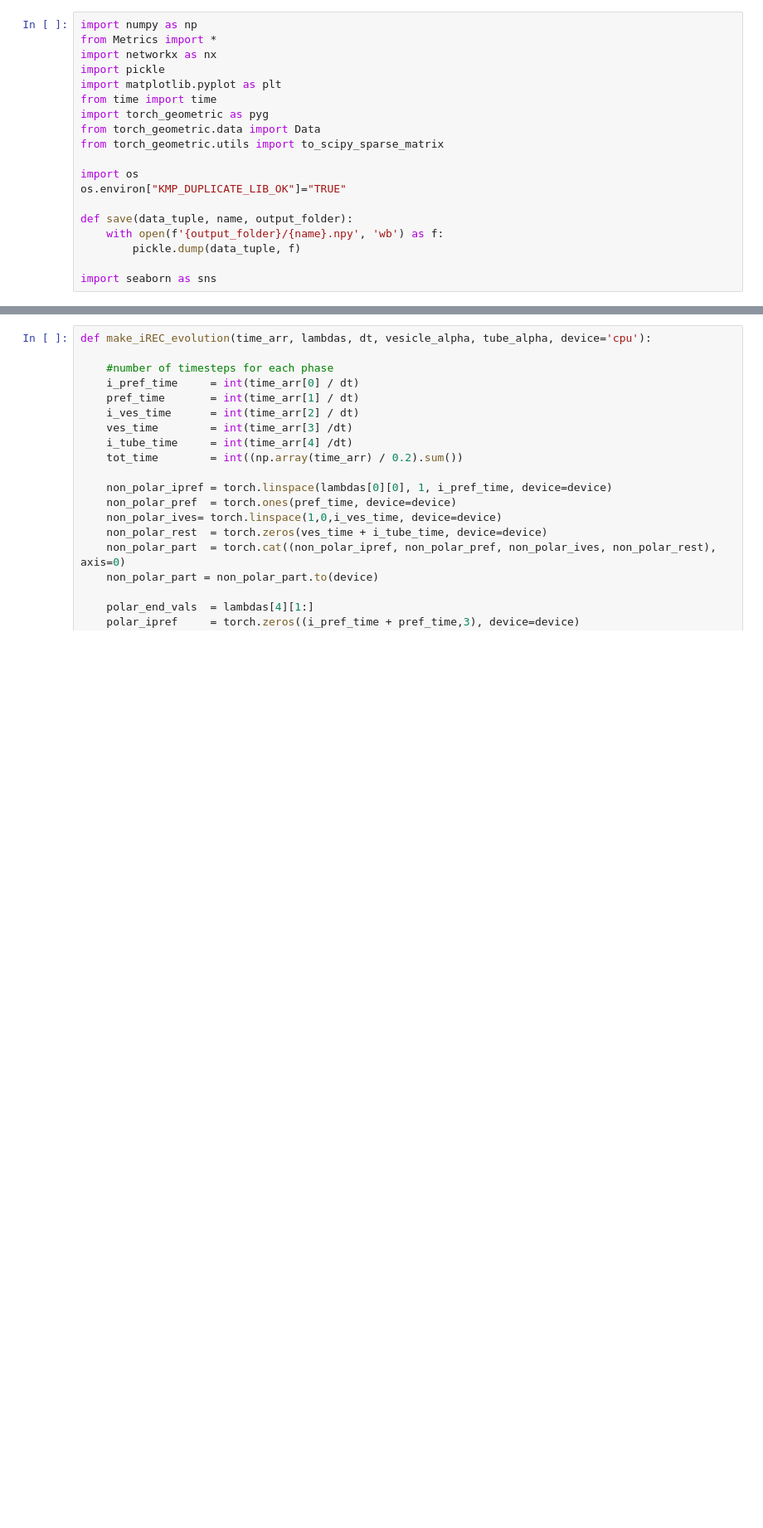
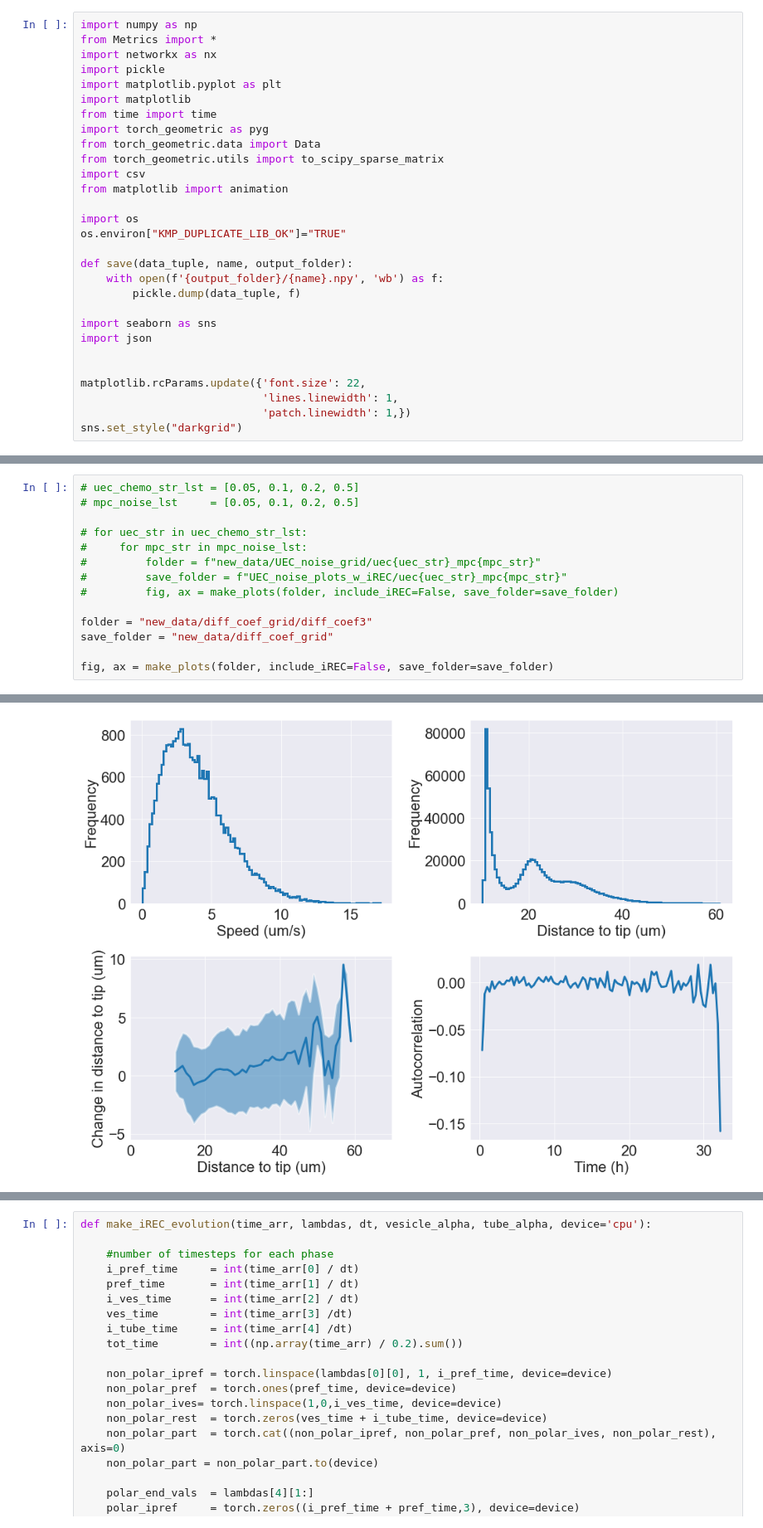
Before and after one commit to SebastianUtecht/Thesis, a Jupyter notebook: NewKidneyGen/testbook.ipynb, the cells around one changed output, grey strips where cells are left out. Shown at 83% size. Saved outputs shown, nothing was run; the diff lists cells and outputs as text; blank space fills up the shorter version.

```diff
--- a/NewKidneyGen/testbook.ipynb
+++ b/NewKidneyGen/testbook.ipynb
@@ -4,10 +4,13 @@ from Metrics import *
 import networkx as nx
 import pickle
 import matplotlib.pyplot as plt
+import matplotlib
 from time import time
 import torch_geometric as pyg
 from torch_geometric.data import Data
 from torch_geometric.utils import to_scipy_sparse_matrix
+import csv
+from matplotlib import animation
 
 import os
 os.environ["KMP_DUPLICATE_LIB_OK"]="TRUE"
@@ -17,3 +20,10 @@ def save(data_tuple, name, output_folder):
         pickle.dump(data_tuple, f)
 
 import seaborn as sns
+import json
+
+
+matplotlib.rcParams.update({'font.size': 22,
+                            'lines.linewidth': 1,
+                            'patch.linewidth': 1,})
+sns.set_style("darkgrid")
@@ -21,0 +713,15 @@ cuda
+# %%
+# uec_chemo_str_lst = [0.05, 0.1, 0.2, 0.5]
+# mpc_noise_lst     = [0.05, 0.1, 0.2, 0.5]
+
+# for uec_str in uec_chemo_str_lst:
+#     for mpc_str in mpc_noise_lst:
+#         folder = f"new_data/UEC_noise_grid/uec{uec_str}_mpc{mpc_str}"
+#         save_folder = f"UEC_noise_plots_w_iREC/uec{uec_str}_mpc{mpc_str}"
+#         fig, ax = make_plots(folder, include_iREC=False, save_folder=save_folder)
+
+folder = "new_data/diff_coef_grid/diff_coef3"
+save_folder = "new_data/diff_coef_grid"
+
+fig, ax = make_plots(folder, include_iREC=False, save_folder=save_folder)
+# %% [output]
@@ -21,0 +736 @@ cuda
+[figure, added]
```
Also changed, not shown: parts of 123 cells of this notebook, 53 other files.
